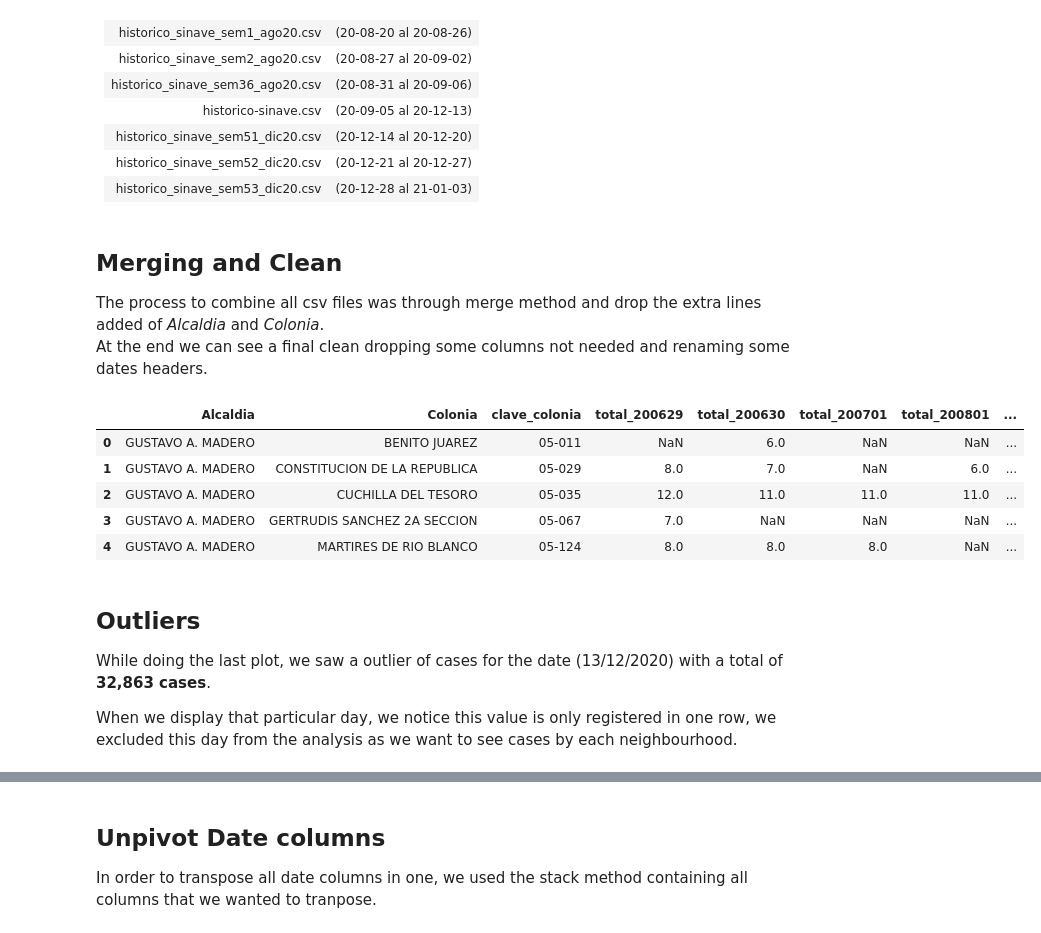
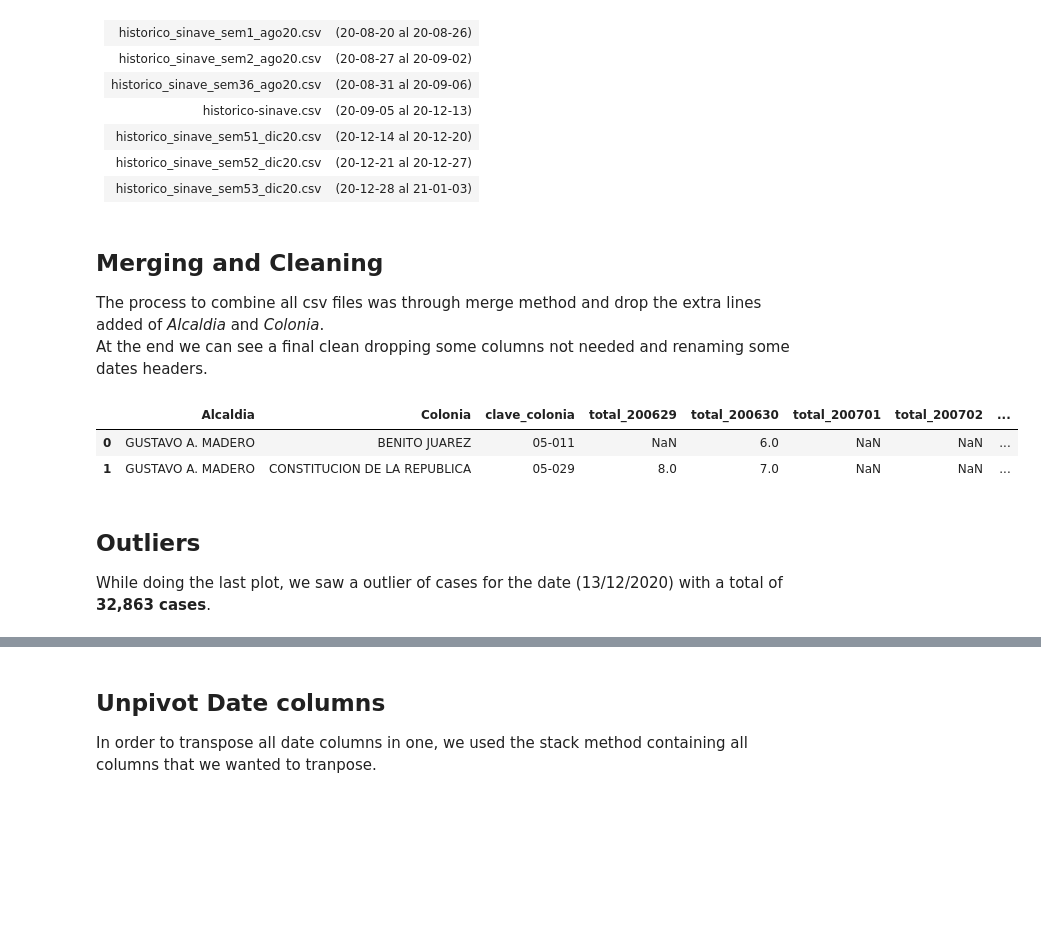
Before and after one commit to martinsingla/data-project, a Jupyter notebook: COVID 19 Cases in Mexico City Data Cleanup & Exploration.ipynb, the cells around one changed output, grey strips where cells are left out. Drawn from its saved outputs; the diff is of its cells as text; code cells hidden in the pictures; blank space fills up the shorter version.

```diff
--- a/COVID 19 Cases in Mexico City Data Cleanup & Exploration.ipynb
+++ b/COVID 19 Cases in Mexico City Data Cleanup & Exploration.ipynb
@@ -92,7 +91,7 @@ Down below we can see a summary of the dates contained in each csv file, we are
 # %%
 file_names2020=['200731_base_historica.csv', '200819_base_historica.csv', 'historico_sinave_sem1_ago20.csv', 'historico_sinave_sem2_ago20.csv', 'historico_sinave_sem36_ago20.csv', 'historico-sinave.csv', 'historico_sinave_sem51_dic20.csv', 'historico_sinave_sem52_dic20.csv', 'historico_sinave_sem53_dic20.csv']
 # %% [markdown]
-## Merging and Clean
+## Merging and Cleaning
 
 The process to combine all csv files was through merge method and drop the extra lines added of *Alcaldia* and *Colonia*.
 <br>
@@ -101,7 +100,7 @@ At the end we can see a final clean dropping some columns not needed and renamin
 dfmerge=[]
 
 dfmerge = pd.read_csv('Historico Sinave/'+file_names2020[0])
-dfmerge = df.rename(columns={"colonia":"Colonia",'alcaldia':'Alcaldia'})
+dfmerge = dfmerge.rename(columns={"colonia":"Colonia",'alcaldia':'Alcaldia'})
 i=1
 
 for f in file_names2020[1:]:
@@ -117,24 +116,20 @@ for f in file_names2020[1:]:
 
 
 dfmerge.drop(['Unnamed: 0_x','Unnamed: 0_y','Unnamed: 0','total_200831_y', 'total_200901_y',
-              'total_200902_y','total_200905_y', 'total_200906_y'],axis=1, inplace=True)
+              'total_200902_y','total_200905_y', 'total_200906_y','total_210101','total_210102',
+             'total_210103'],axis=1, inplace=True)
 
 dfmerge=dfmerge.rename(columns={'total_200831_x':'total_200831', 'total_200901_x':'total_200901',
                                 'total_200902_x':'total_200902','total_200905_x':'total_200905',
                                 'total_200906_x':'total_200906'})
 # %%
-dfmerge.head()
+dfmerge.head(2)
 # %% [output]
-|  | Alcaldia | Colonia | clave_colonia | total_200629 | total_200630 | total_200701 | total_200801 | ... |
+|  | Alcaldia | Colonia | clave_colonia | total_200629 | total_200630 | total_200701 | total_200702 | ... |
 | 0 | GUSTAVO A. MADERO | BENITO JUAREZ | 05-011 | NaN | 6.0 | NaN | NaN | ... |
-| 1 | GUSTAVO A. MADERO | CONSTITUCION DE LA REPUBLICA | 05-029 | 8.0 | 7.0 | NaN | 6.0 | ... |
-| 2 | GUSTAVO A. MADERO | CUCHILLA DEL TESORO | 05-035 | 12.0 | 11.0 | 11.0 | 11.0 | ... |
-| 3 | GUSTAVO A. MADERO | GERTRUDIS SANCHEZ 2A SECCION | 05-067 | 7.0 | NaN | NaN | NaN | ... |
-| 4 | GUSTAVO A. MADERO | MARTIRES DE RIO BLANCO | 05-124 | 8.0 | 8.0 | 8.0 | NaN | ... |
+| 1 | GUSTAVO A. MADERO | CONSTITUCION DE LA REPUBLICA | 05-029 | 8.0 | 7.0 | NaN | NaN | ... |
 # %% [markdown]
 ## Outliers
 
 While doing the last plot, we saw a outlier of cases for the date (13/12/2020) with a total of **32,863 cases**.
 <br>
-
-When we display that particular day, we notice this value is only registered in one row, we excluded this day from the analysis as we want to see cases by each neighbourhood.
```
Also changed, not shown: parts of 24 cells of this notebook, 3 other files.
